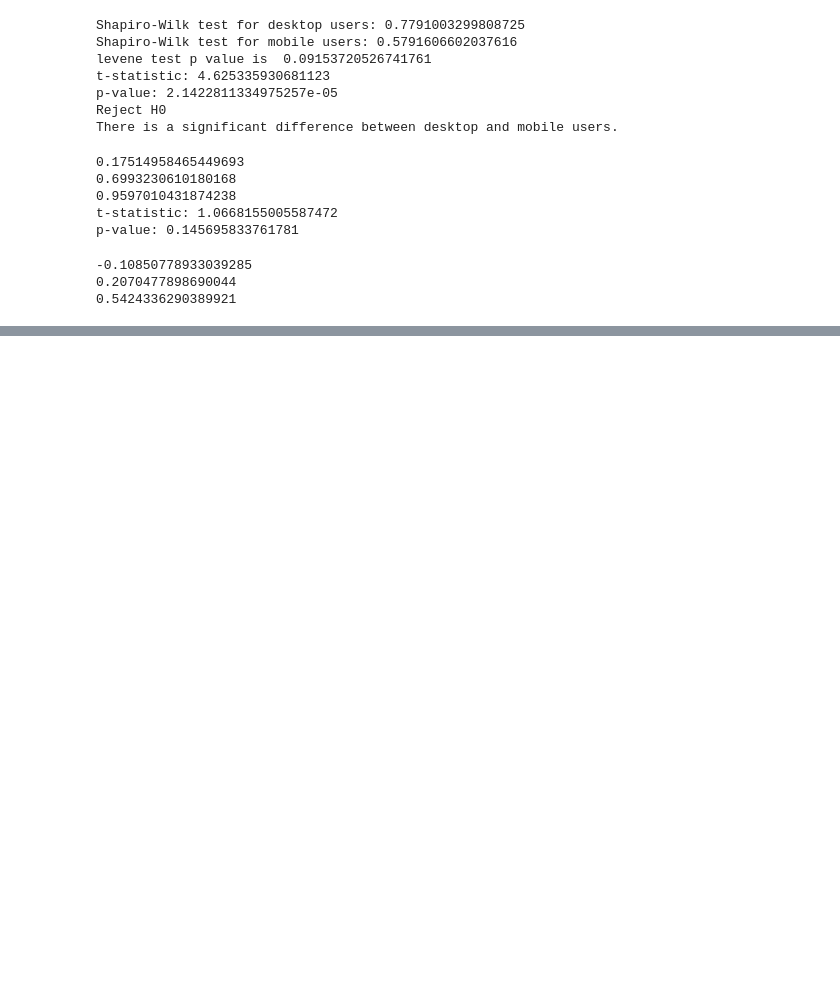
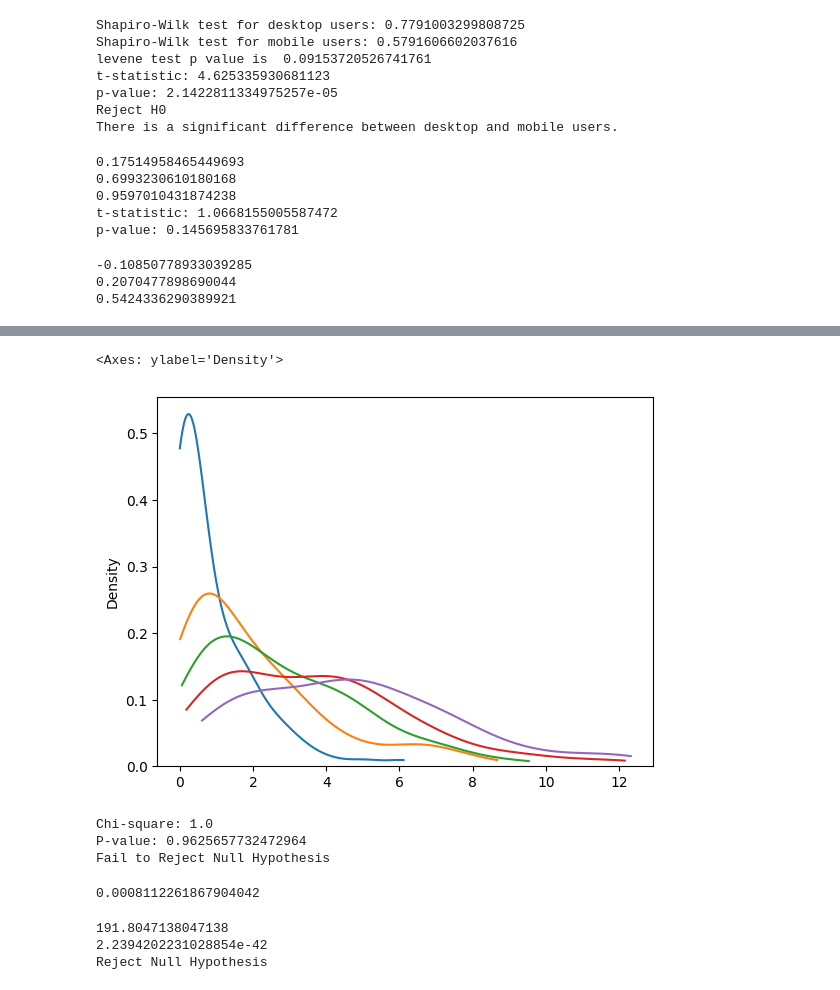
Before and after one commit to priyansh-commits/practice, a Jupyter notebook: stats.ipynb, the cells around one changed output, grey strips where cells are left out. Cells and saved outputs as stored; diff of their text form; code cells hidden in the pictures; blank space fills up the shorter version.

```diff
--- a/stats.ipynb
+++ b/stats.ipynb
@@ -313,0 +333,66 @@ print(p_one)
+# %%
+x = sample1**2
+y = sample1**2 + sample2**2
+z = sample1**2 + sample2**2 + sample3**2
+u = sample1**2 + sample2**2 + sample3**2 + sample4**2
+v = sample1**2 + sample2**2 + sample3**2 + sample4**2 + sample5**2
+
+sns.kdeplot(x, clip=(x.min(),x.max()))
+sns.kdeplot(y, clip=(y.min(),y.max()))
+sns.kdeplot(z, clip=(z.min(),z.max()))
+sns.kdeplot(u, clip=(u.min(),u.max()))
+sns.kdeplot(v, clip=(v.min(),v.max()))
+# %% [output]
+<Axes: ylabel='Density'>
+[figure, added]
+# %%
+from scipy.stats import chisquare
+
+# Observed values
+observed = [12,8,11,9,10,10]
+
+# Expected values
+expected = [10, 10, 10,10,10,10]
+
+chi2, p = chisquare(observed, expected)
+
+print("Chi-square:", chi2)
+print("P-value:", p)
+
+if p < 0.05:
+    print("Reject Null Hypothesis")
+else:
+    print("Fail to Reject Null Hypothesis")
+# %% [output]
+Chi-square: 1.0
+P-value: 0.9625657732472964
+Fail to Reject Null Hypothesis
+# %%
+from scipy.stats import chi2
+
+chi_square = 18.93
+df = 4
+
+p_value = chi2.sf(chi_square, df)   # sf = Survival Function = 1 - cdf
+
+print(p_value)
+# %% [output]
+0.0008112261867904042
+# %%
+df=sns.load_dataset('titanic')
+obs=df['pclass'].value_counts().sort_index().values
+df['pclass'].value_counts().sum()/3
+exp=[297,297,297]
+
+chi2, p = chisquare(obs, exp)
+print(chi2)
+print(p)
+
+if p < 0.05:
+    print("Reject Null Hypothesis")
+else:
+    print("Fail to Reject Null Hypothesis")
+# %% [output]
+191.8047138047138
+2.2394202231028854e-42
+Reject Null Hypothesis
```
Also changed, not shown: parts of 3 cells of this notebook.
